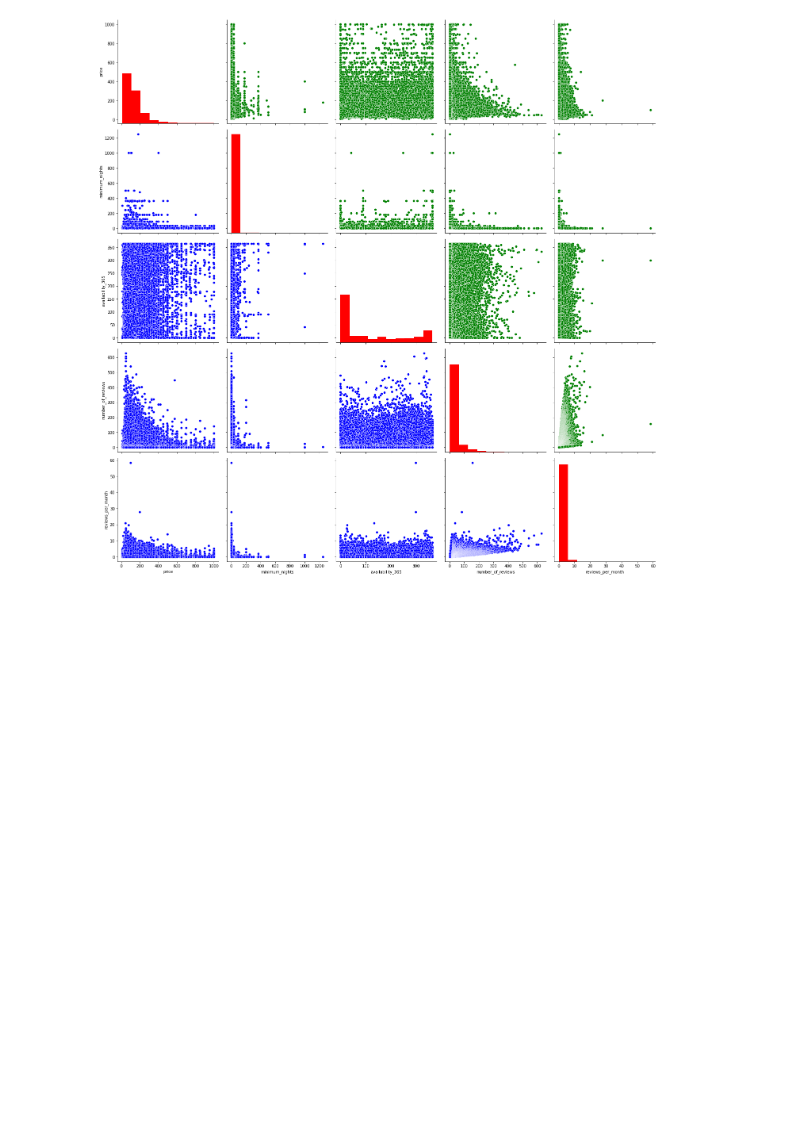
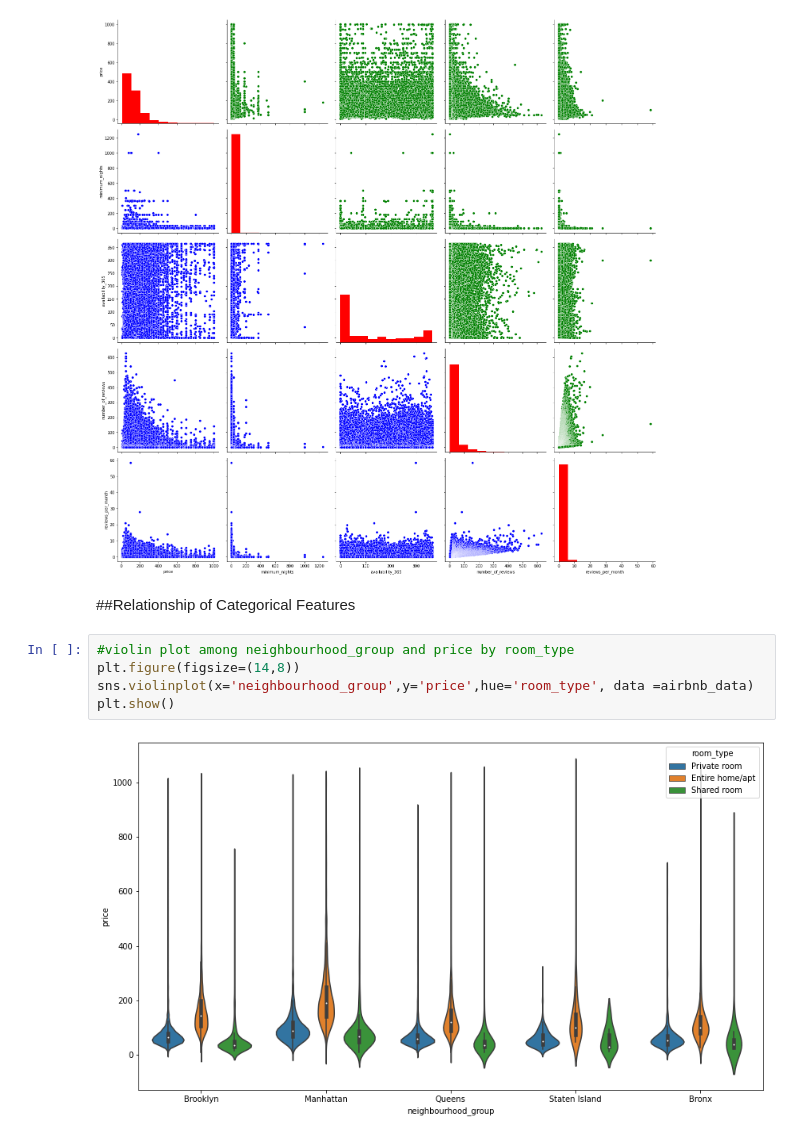
Before and after one commit to Rajesh1505/Airbnb_bookings_analysis_Capstone_project_1, a Jupyter notebook: Airbnb_Bookings_Analysis_Rajesh_Kumar_Patel.ipynb, the cells around one changed output. Drawn from its saved outputs; the diff is of its cells as text; blank space fills up the shorter version.

```diff
--- a/Airbnb_Bookings_Analysis_Rajesh_Kumar_Patel.ipynb
+++ b/Airbnb_Bookings_Analysis_Rajesh_Kumar_Patel.ipynb
@@ -287,3 +287,12 @@ g.map_diag(plt.hist, color='red')
 plt.show()
 # %% [output]
 [figure]
+# %% [markdown]
+##Relationship of Categorical Features
+# %%
+#violin plot among neighbourhood_group and price by room_type
+plt.figure(figsize=(14,8))
+sns.violinplot(x='neighbourhood_group',y='price',hue='room_type', data =airbnb_data)
+plt.show()
+# %% [output]
+[figure, added]
```
Also changed, not shown: parts of 27 cells of this notebook.
